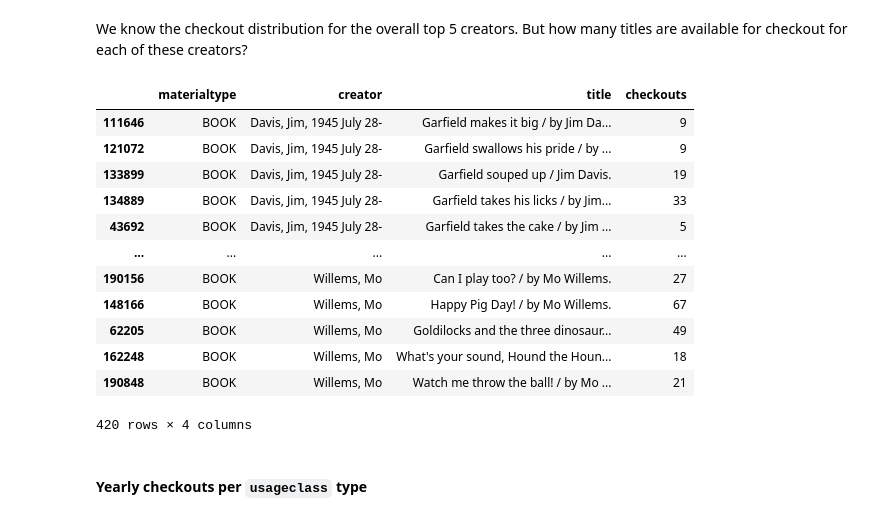
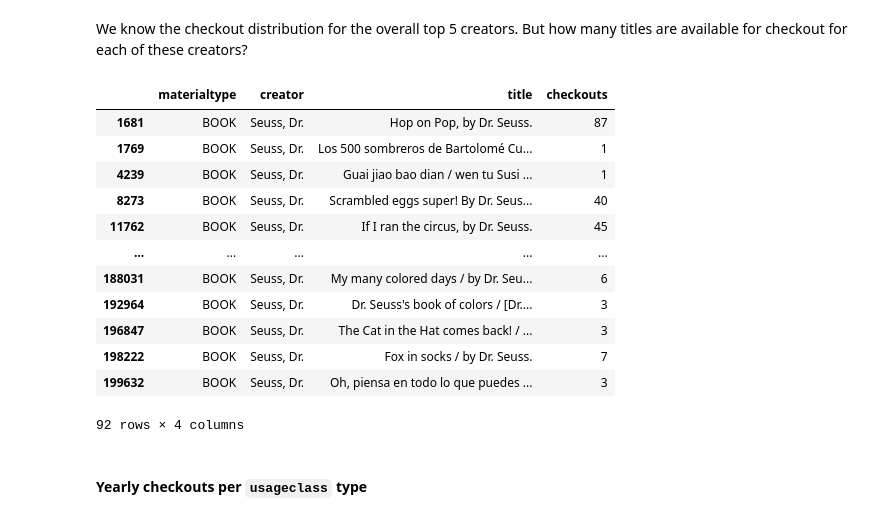
Before and after one commit to th-schmidt/2023-2024_Data_Librarian_Thomas_Schmidt, a Jupyter notebook: Analyse_Seattle_Library_Aufgabe.ipynb, the cells around one changed output. Saved outputs shown, nothing was run; the diff lists cells and outputs as text; code cells hidden in the pictures.

```diff
--- a/Analyse_Seattle_Library_Aufgabe.ipynb
+++ b/Analyse_Seattle_Library_Aufgabe.ipynb
@@ -502,21 +502,21 @@ We know the checkout distribution for the overall top 5 creators. But how many t
 # %%
 top5_creators = list(checkout_df.groupby('creator')['checkouts'].sum().sort_values(ascending=False)[:5].index)
 
-checkout_df[checkout_df['creator'].isin(top5_creators)][['materialtype', 'creator', 'title', 'checkouts']].sort_values(by='creator')
+checkout_df[checkout_df['creator'] == top5_creators[0]][['materialtype', 'creator', 'title', 'checkouts']]
 # %% [output]
 |  | materialtype | creator | title | checkouts |
-| 111646 | BOOK | Davis, Jim, 1945 July 28- | Garfield makes it big / by Jim Da... | 9 |
-| 121072 | BOOK | Davis, Jim, 1945 July 28- | Garfield swallows his pride / by ... | 9 |
-| 133899 | BOOK | Davis, Jim, 1945 July 28- | Garfield souped up / Jim Davis. | 19 |
-| 134889 | BOOK | Davis, Jim, 1945 July 28- | Garfield takes his licks / by Jim... | 33 |
-| 43692 | BOOK | Davis, Jim, 1945 July 28- | Garfield takes the cake / by Jim ... | 5 |
+| 1681 | BOOK | Seuss, Dr. | Hop on Pop, by Dr. Seuss. | 87 |
+| 1769 | BOOK | Seuss, Dr. | Los 500 sombreros de Bartolomé Cu... | 1 |
+| 4239 | BOOK | Seuss, Dr. | Guai jiao bao dian / wen tu Susi ... | 1 |
+| 8273 | BOOK | Seuss, Dr. | Scrambled eggs super! By Dr. Seus... | 40 |
+| 11762 | BOOK | Seuss, Dr. | If I ran the circus, by Dr. Seuss. | 45 |
 | ... | ... | ... | ... | ... |
-| 190156 | BOOK | Willems, Mo | Can I play too? / by Mo Willems. | 27 |
-| 148166 | BOOK | Willems, Mo | Happy Pig Day! / by Mo Willems. | 67 |
-| 62205 | BOOK | Willems, Mo | Goldilocks and the three dinosaur... | 49 |
-| 162248 | BOOK | Willems, Mo | What's your sound, Hound the Houn... | 18 |
-| 190848 | BOOK | Willems, Mo | Watch me throw the ball! / by Mo ... | 21 |
+| 188031 | BOOK | Seuss, Dr. | My many colored days / by Dr. Seu... | 6 |
+| 192964 | BOOK | Seuss, Dr. | Dr. Seuss's book of colors / [Dr.... | 3 |
+| 196847 | BOOK | Seuss, Dr. | The Cat in the Hat comes back! / ... | 3 |
+| 198222 | BOOK | Seuss, Dr. | Fox in socks / by Dr. Seuss. | 7 |
+| 199632 | BOOK | Seuss, Dr. | Oh, piensa en todo lo que puedes ... | 3 |
-420 rows × 4 columns
+92 rows × 4 columns
 # %% [markdown]
 #### Yearly checkouts per `usageclass` type
 # %%
```
Also changed, not shown: parts of 7 cells of this notebook.
